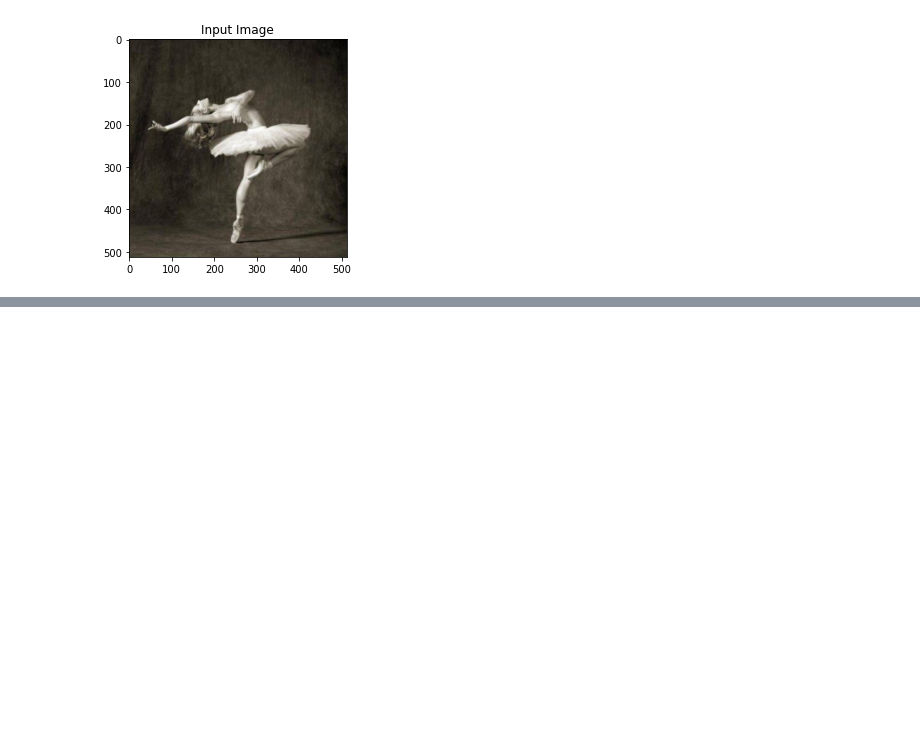
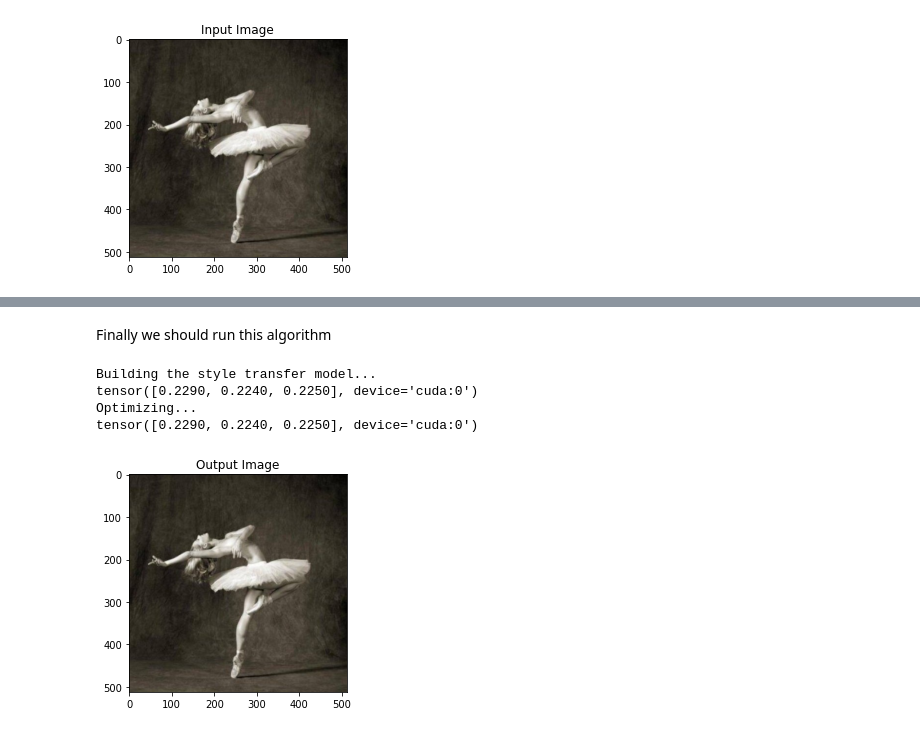
Before and after one commit to ZhaoJiaxin107/Image_Classification, a Jupyter notebook: Style_Transfer.ipynb, the cells around one changed output, grey strips where cells are left out. Cells and saved outputs as stored; diff of their text form; code cells hidden in the pictures; blank space fills up the shorter version.

Commit message:
commit final output

```diff
--- a/Style_Transfer.ipynb
+++ b/Style_Transfer.ipynb
@@ -296,0 +291,5 @@ imshow(input_img,title = "Input Image")
+# %%
+def get_input_optimizer(input_img):
+  # this line to show that input is a parameter that requires a gradient
+  optimizer = optim.LBFGS([input_img.requires_grad_()])
+  return optimizer
@@ -296,0 +360,17 @@ imshow(input_img,title = "Input Image")
+# %% [markdown]
+Finally we should run this algorithm
+# %%
+output = run_style_transfer(cnn,cnn_normalization_mean,cnn_normalization_std,content_img,style_img,input_img)
+print(cnn_normalization_std)
+
+plt.figure()
+imshow(output,title='Output Image')
+
+plt.ioff()
+plt.show()
+# %% [output]
+Building the style transfer model...
+tensor([0.2290, 0.2240, 0.2250], device='cuda:0')
+Optimizing...
+tensor([0.2290, 0.2240, 0.2250], device='cuda:0')
+[figure, added]
```
Also changed, not shown: parts of 5 cells of this notebook.
